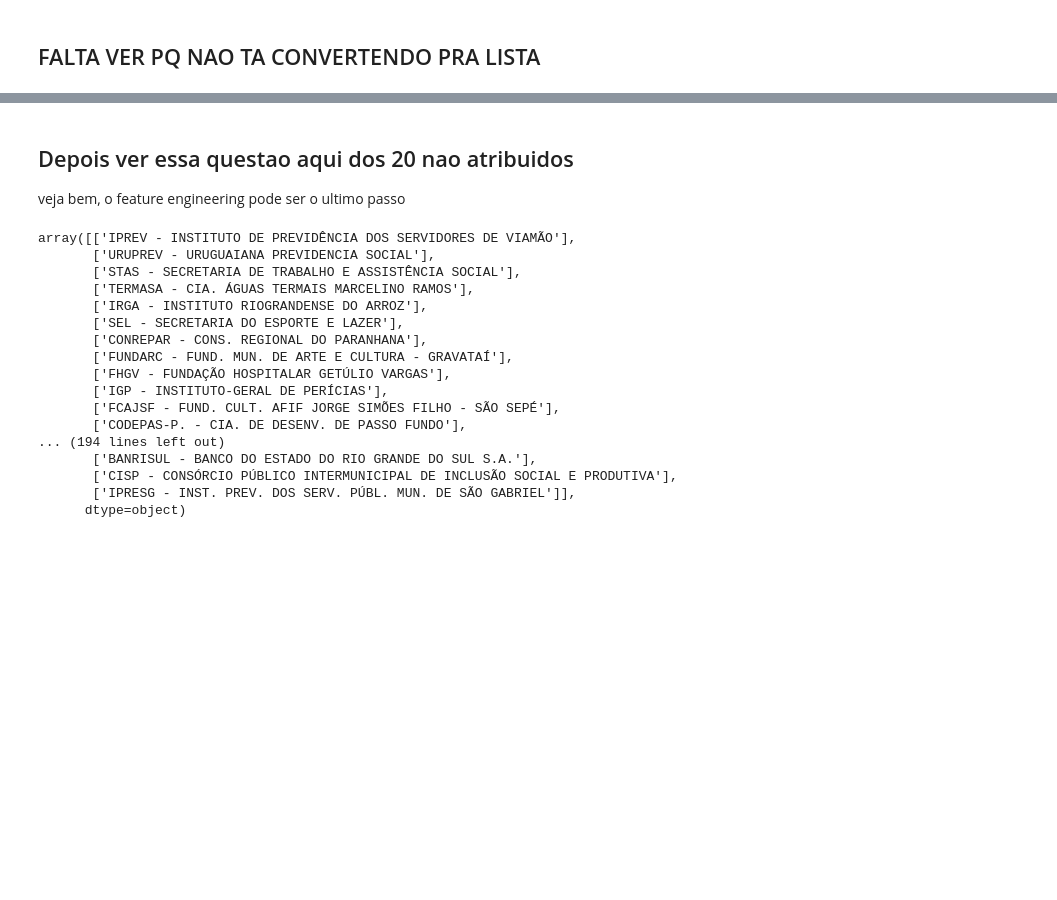
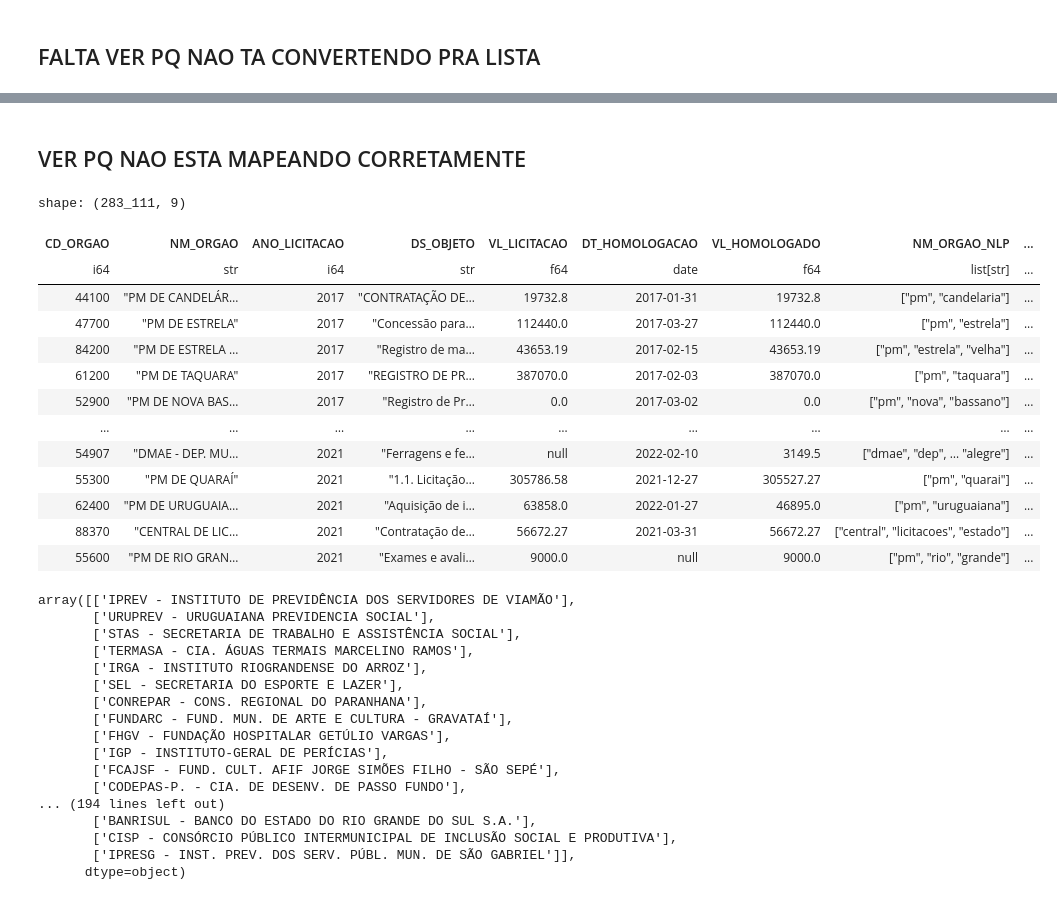
Before and after one commit to brunodifranco/mestrado-ufrgs-cmp617-tce, a Jupyter notebook: research/feature_engineering.ipynb, the cells around one changed output, grey strips where cells are left out. Drawn from its saved outputs; the diff is of its cells as text; code cells hidden in the pictures; blank space fills up the shorter version.

```diff
--- a/research/feature_engineering.ipynb
+++ b/research/feature_engineering.ipynb
@@ -691,7 +434,22 @@ TypeError: invalid literal value: 'naive plan: (run LazyFrame.explain(optimized=
-# %% [markdown]
-## Depois ver essa questao aqui dos 20 nao atribuidos
-
-veja bem, o feature engineering pode ser o ultimo passo
+# %% [markdown]
+## VER PQ NAO ESTA MAPEANDO CORRETAMENTE
+# %%
+df_polars.collect()
+# %% [output]
+shape: (283_111, 9)
+| CD_ORGAO | NM_ORGAO | ANO_LICITACAO | DS_OBJETO | VL_LICITACAO | DT_HOMOLOGACAO | VL_HOMOLOGADO | NM_ORGAO_NLP | ... |
+| i64 | str | i64 | str | f64 | date | f64 | list[str] | ... |
+| 44100 | "PM DE CANDELÁR… | 2017 | "CONTRATAÇÃO DE… | 19732.8 | 2017-01-31 | 19732.8 | ["pm", "candelaria"] | ... |
+| 47700 | "PM DE ESTRELA" | 2017 | "Concessão para… | 112440.0 | 2017-03-27 | 112440.0 | ["pm", "estrela"] | ... |
+| 84200 | "PM DE ESTRELA … | 2017 | "Registro de ma… | 43653.19 | 2017-02-15 | 43653.19 | ["pm", "estrela", "velha"] | ... |
+| 61200 | "PM DE TAQUARA" | 2017 | "REGISTRO DE PR… | 387070.0 | 2017-02-03 | 387070.0 | ["pm", "taquara"] | ... |
+| 52900 | "PM DE NOVA BAS… | 2017 | "Registro de Pr… | 0.0 | 2017-03-02 | 0.0 | ["pm", "nova", "bassano"] | ... |
+| … | … | … | … | … | … | … | … | ... |
+| 54907 | "DMAE - DEP. MU… | 2021 | "Ferragens e fe… | null | 2022-02-10 | 3149.5 | ["dmae", "dep", … "alegre"] | ... |
+| 55300 | "PM DE QUARAÍ" | 2021 | "1.1. Licitação… | 305786.58 | 2021-12-27 | 305527.27 | ["pm", "quarai"] | ... |
+| 62400 | "PM DE URUGUAIA… | 2021 | "Aquisição de i… | 63858.0 | 2022-01-27 | 46895.0 | ["pm", "uruguaiana"] | ... |
+| 88370 | "CENTRAL DE LIC… | 2021 | "Contratação de… | 56672.27 | 2021-03-31 | 56672.27 | ["central", "licitacoes", "estado"] | ... |
+| 55600 | "PM DE RIO GRAN… | 2021 | "Exames e avali… | 9000.0 | null | 9000.0 | ["pm", "rio", "grande"] | ... |
 # %%
 df_polars.filter(pl.col("TP_ORGAO")=="NAO_TEM").collect().select("NM_ORGAO").unique().to_numpy()
 # %% [output]
```
Also changed, not shown: parts of 8 cells of this notebook.
